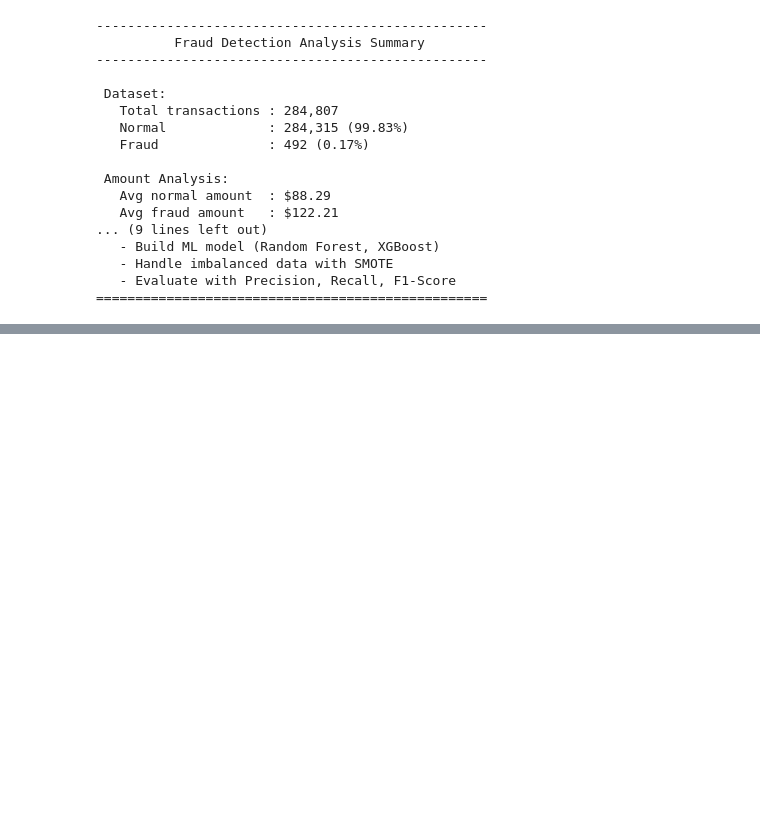
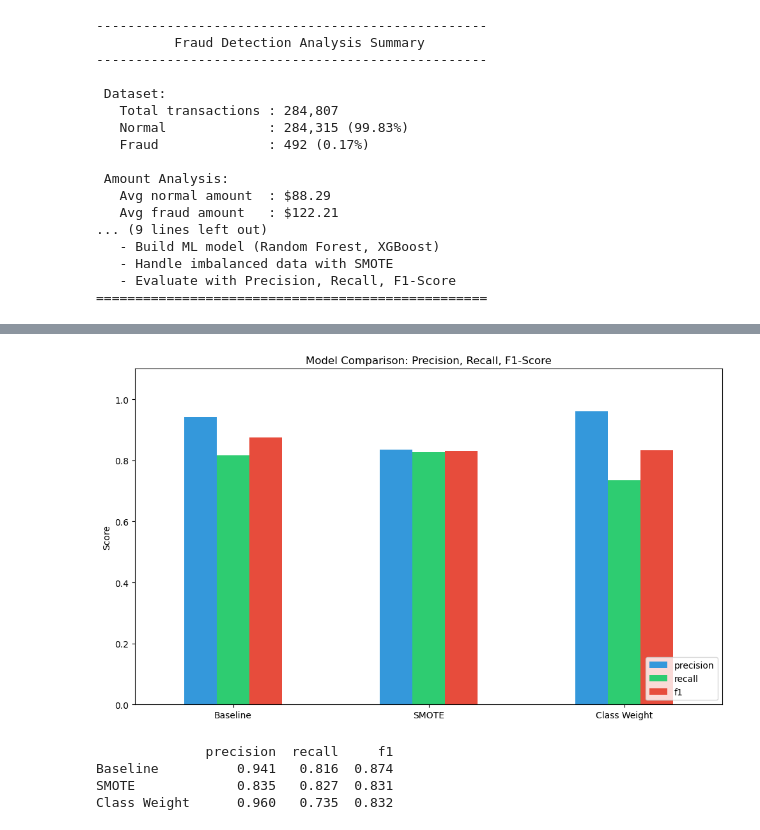
Before and after one commit to HannanehSepehri/fraud-detection-analysis, a Jupyter notebook: fraud-detection-analysis.ipynb, the cells around one changed output, grey strips where cells are left out. Drawn from its saved outputs; the diff is of its cells as text; code cells hidden in the pictures; blank space fills up the shorter version.

Commit message:
Add ML models: Random Forest with SMOTE and class_weight comparison

```diff
--- a/fraud-detection-analysis.ipynb
+++ b/fraud-detection-analysis.ipynb
@@ -272,0 +404,13 @@ print("=" * 50)
+# %%
+# Train Model with class_weight='balanced'
+model_weighted = RandomForestClassifier(n_estimators=50, random_state=42, n_jobs=-1, class_weight='balanced') # وزن بیشتر به کلاس کمتر که fraudه
+
+start = time.time()
+model_weighted.fit(x_train, y_train)
+end = time.time()
+print(f" Model train in {end-start:.1f} seconds ")
+
+y_pred_weighted = model_weighted.predict(x_test)
+
+print("--- With class_weight='balanced' ---")
+print(classification_report(y_test, y_pred_weighted, target_names=['Normal', 'Fraud']))
@@ -272,0 +430,45 @@ print("=" * 50)
+# %%
+# Model Comparison Visualization
+from sklearn.metrics import precision_score, recall_score, f1_score
+
+# جمع آوری نتایج هر سه مدل
+models_results = {
+    'Baseline': {
+        'precision': precision_score(y_test, y_pred),
+        'recall': recall_score(y_test, y_pred),
+        'f1': f1_score(y_test, y_pred)
+    },
+    'SMOTE': {
+        'precision': precision_score(y_test, y_pred_balanced),
+        'recall': recall_score(y_test, y_pred_balanced),
+        'f1': f1_score(y_test, y_pred_balanced)
+    },
+    'Class Weight': {
+        'precision': precision_score(y_test, y_pred_weighted),
+        'recall': recall_score(y_test, y_pred_weighted),
+        'f1': f1_score(y_test, y_pred_weighted)
+    }
+}
+
+# تبدیل به DataFrame برای رسم راحت‌تر
+results_df = pd.DataFrame(models_results).T
+
+# رسم نمودار
+fig, ax = plt.subplots(figsize=(10, 6))
+results_df.plot(kind='bar', ax=ax, color=['#3498db', '#2ecc71', '#e74c3c'])
+ax.set_title('Model Comparison: Precision, Recall, F1-Score')
+ax.set_ylabel('Score')
+ax.set_ylim(0, 1.1)
+ax.legend(loc='lower right')
+ax.set_xticklabels(results_df.index, rotation=0)
+plt.tight_layout()
+plt.savefig('model_comparison.png', dpi=150, bbox_inches='tight')
+plt.show()
+
+print(results_df.round(3))
+# %% [output]
+[figure, added]
+              precision  recall     f1
+Baseline          0.941   0.816  0.874
+SMOTE             0.835   0.827  0.831
+Class Weight      0.960   0.735  0.832
```
Also changed, not shown: parts of 11 cells of this notebook, 2 other files.
